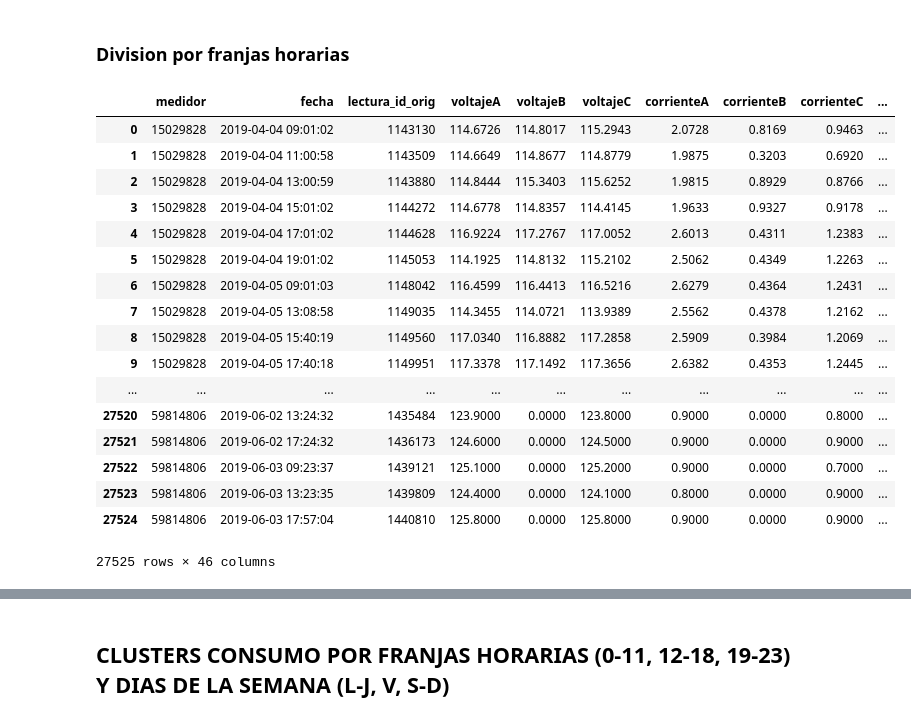
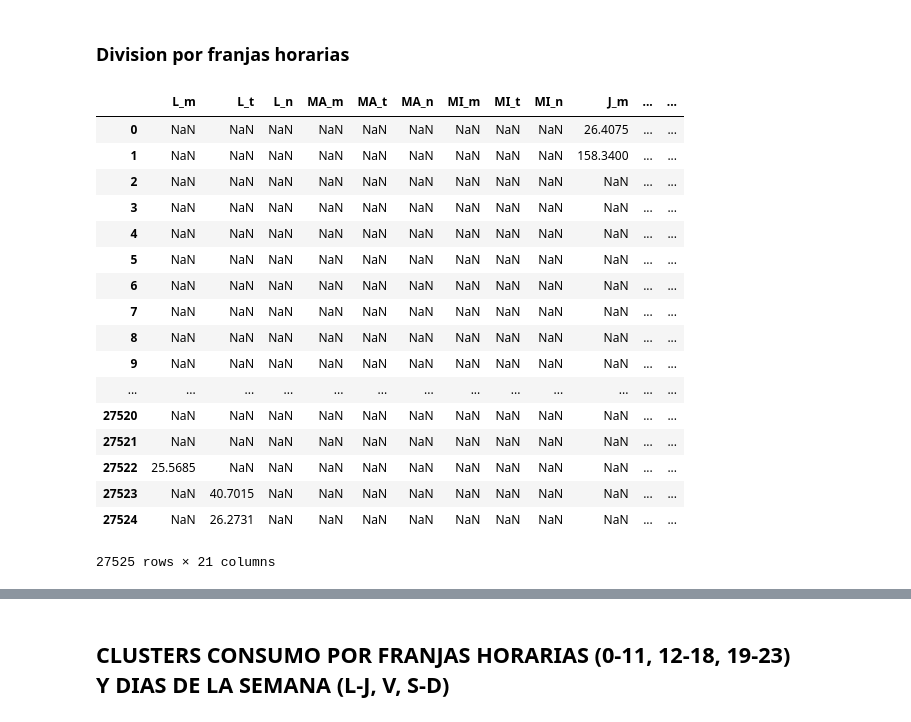
Before and after one commit to aaorella/Energy_Smart_Meters-Exploratory_Analysis, a Jupyter notebook: 4.Clusters.ipynb, the cells around one changed output, grey strips where cells are left out. Cells and saved outputs as stored; diff of their text form; code cells hidden in the pictures.

```diff
--- a/4.Clusters.ipynb
+++ b/4.Clusters.ipynb
@@ -46,33 +46,45 @@ df
 # %% [markdown]
 ### Division por franjas horarias
 # %%
-df['LJ_manana']= df.loc[(df['hora']<=11) & (df['hora']>=0) & (df['dayNumber']>=0) & (df['dayNumber']<=3),:]['kwh_consumido']
-df['LJ_tarde']= df.loc[(df['hora']<=18) & (df['hora']>=12) & (df['dayNumber']>=0) & (df['dayNumber']<=3),:]['kwh_consumido']
-df['LJ_noche']= df.loc[(df['hora']<=23) & (df['hora']>=19) & (df['dayNumber']>=0) & (df['dayNumber']<=3),:]['kwh_consumido']
-df['V_manana']= df.loc[(df['hora']<=11) & (df['hora']>=0) & (df['dayNumber']==4),:]['kwh_consumido']
-df['V_tarde']= df.loc[(df['hora']<=18) & (df['hora']>=12) & (df['dayNumber']==4),:]['kwh_consumido']
-df['V_noche']= df.loc[(df['hora']<=23) & (df['hora']>=19) & (df['dayNumber']==4),:]['kwh_consumido']
-df['SD_manana']= df.loc[(df['hora']<=11) & (df['hora']>=0) & (df['dayNumber']>=5) & (df['dayNumber']<=6),:]['kwh_consumido']
-df['SD_tarde']= df.loc[(df['hora']<=18) & (df['hora']>=12) & (df['dayNumber']>=5) & (df['dayNumber']<=6),:]['kwh_consumido']
-df['SD_noche']= df.loc[(df['hora']<=23) & (df['hora']>=19) & (df['dayNumber']>=5) & (df['dayNumber']<=6),:]['kwh_consumido']
+df['L_m']= df.loc[(df['hora']<=11) & (df['hora']>=0) & (df['dayNumber']==0) ,:]['kwh_consumido']
+df['L_t']= df.loc[(df['hora']<=18) & (df['hora']>=12) & (df['dayNumber']==0),:]['kwh_consumido']
+df['L_n']= df.loc[(df['hora']<=23) & (df['hora']>=19) & (df['dayNumber']==0),:]['kwh_consumido']
+df['MA_m']= df.loc[(df['hora']<=11) & (df['hora']>=0) & (df['dayNumber']==1),:]['kwh_consumido']
+df['MA_t']= df.loc[(df['hora']<=18) & (df['hora']>=12) & (df['dayNumber']==1),:]['kwh_consumido']
+df['MA_n']= df.loc[(df['hora']<=23) & (df['hora']>=19) & (df['dayNumber']==1),:]['kwh_consumido']
+df['MI_m']= df.loc[(df['hora']<=11) & (df['hora']>=0) & (df['dayNumber']==2),:]['kwh_consumido']
+df['MI_t']= df.loc[(df['hora']<=18) & (df['hora']>=12) & (df['dayNumber']==2),:]['kwh_consumido']
+df['MI_n']= df.loc[(df['hora']<=23) & (df['hora']>=19) & (df['dayNumber']==2),:]['kwh_consumido']
+df['J_m']= df.loc[(df['hora']<=11) & (df['hora']>=0) & (df['dayNumber']==3),:]['kwh_consumido']
+df['J_t']= df.loc[(df['hora']<=18) & (df['hora']>=12) & (df['dayNumber']==3),:]['kwh_consumido']
+df['J_n']= df.loc[(df['hora']<=23) & (df['hora']>=19) & (df['dayNumber']==3),:]['kwh_consumido']
+df['V_m']= df.loc[(df['hora']<=11) & (df['hora']>=0) & (df['dayNumber']==4),:]['kwh_consumido']
+df['V_t']= df.loc[(df['hora']<=18) & (df['hora']>=12) & (df['dayNumber']==4),:]['kwh_consumido']
+df['V_n']= df.loc[(df['hora']<=23) & (df['hora']>=19) & (df['dayNumber']==4),:]['kwh_consumido']
+df['S_m']= df.loc[(df['hora']<=11) & (df['hora']>=0) & (df['dayNumber']==5),:]['kwh_consumido']
+df['S_t']= df.loc[(df['hora']<=18) & (df['hora']>=12) & (df['dayNumber']==5),:]['kwh_consumido']
+df['S_n']= df.loc[(df['hora']<=23) & (df['hora']>=19) & (df['dayNumber']==5),:]['kwh_consumido']
+df['D_m']= df.loc[(df['hora']<=11) & (df['hora']>=0) & (df['dayNumber']==6),:]['kwh_consumido']
+df['D_t']= df.loc[(df['hora']<=18) & (df['hora']>=12) & (df['dayNumber']==6),:]['kwh_consumido']
+df['D_n']= df.loc[(df['hora']<=23) & (df['hora']>=19) & (df['dayNumber']==6),:]['kwh_consumido']
 
-df
+df[['L_m','L_t','L_n','MA_m','MA_t','MA_n','MI_m','MI_t','MI_n','J_m','J_t','J_n','V_m','V_t','V_n','S_m','S_t','S_n','D_m','D_t','D_n']]
 # %% [output]
-|  | medidor | fecha | lectura_id_orig | voltajeA | voltajeB | voltajeC | corrienteA | corrienteB | corrienteC | ... |
-| 0 | 15029828 | 2019-04-04 09:01:02 | 1143130 | 114.6726 | 114.8017 | 115.2943 | 2.0728 | 0.8169 | 0.9463 | ... |
-| 1 | 15029828 | 2019-04-04 11:00:58 | 1143509 | 114.6649 | 114.8677 | 114.8779 | 1.9875 | 0.3203 | 0.6920 | ... |
-| 2 | 15029828 | 2019-04-04 13:00:59 | 1143880 | 114.8444 | 115.3403 | 115.6252 | 1.9815 | 0.8929 | 0.8766 | ... |
-| 3 | 15029828 | 2019-04-04 15:01:02 | 1144272 | 114.6778 | 114.8357 | 114.4145 | 1.9633 | 0.9327 | 0.9178 | ... |
-| 4 | 15029828 | 2019-04-04 17:01:02 | 1144628 | 116.9224 | 117.2767 | 117.0052 | 2.6013 | 0.4311 | 1.2383 | ... |
-| 5 | 15029828 | 2019-04-04 19:01:02 | 1145053 | 114.1925 | 114.8132 | 115.2102 | 2.5062 | 0.4349 | 1.2263 | ... |
-| 6 | 15029828 | 2019-04-05 09:01:03 | 1148042 | 116.4599 | 116.4413 | 116.5216 | 2.6279 | 0.4364 | 1.2431 | ... |
-| 7 | 15029828 | 2019-04-05 13:08:58 | 1149035 | 114.3455 | 114.0721 | 113.9389 | 2.5562 | 0.4378 | 1.2162 | ... |
-| 8 | 15029828 | 2019-04-05 15:40:19 | 1149560 | 117.0340 | 116.8882 | 117.2858 | 2.5909 | 0.3984 | 1.2069 | ... |
-| 9 | 15029828 | 2019-04-05 17:40:18 | 1149951 | 117.3378 | 117.1492 | 117.3656 | 2.6382 | 0.4353 | 1.2445 | ... |
-| ... | ... | ... | ... | ... | ... | ... | ... | ... | ... | ... |
-| 27520 | 59814806 | 2019-06-02 13:24:32 | 1435484 | 123.9000 | 0.0000 | 123.8000 | 0.9000 | 0.0000 | 0.8000 | ... |
-| 27521 | 59814806 | 2019-06-02 17:24:32 | 1436173 | 124.6000 | 0.0000 | 124.5000 | 0.9000 | 0.0000 | 0.9000 | ... |
-| 27522 | 59814806 | 2019-06-03 09:23:37 | 1439121 | 125.1000 | 0.0000 | 125.2000 | 0.9000 | 0.0000 | 0.7000 | ... |
-| 27523 | 59814806 | 2019-06-03 13:23:35 | 1439809 | 124.4000 | 0.0000 | 124.1000 | 0.8000 | 0.0000 | 0.9000 | ... |
-| 27524 | 59814806 | 2019-06-03 17:57:04 | 1440810 | 125.8000 | 0.0000 | 125.8000 | 0.9000 | 0.0000 | 0.9000 | ... |
+|  | L_m | L_t | L_n | MA_m | MA_t | MA_n | MI_m | MI_t | MI_n | J_m | ... | ... |
+| 0 | NaN | NaN | NaN | NaN | NaN | NaN | NaN | NaN | NaN | 26.4075 | ... | ... |
+| 1 | NaN | NaN | NaN | NaN | NaN | NaN | NaN | NaN | NaN | 158.3400 | ... | ... |
+| 2 | NaN | NaN | NaN | NaN | NaN | NaN | NaN | NaN | NaN | NaN | ... | ... |
+| 3 | NaN | NaN | NaN | NaN | NaN | NaN | NaN | NaN | NaN | NaN | ... | ... |
+| 4 | NaN | NaN | NaN | NaN | NaN | NaN | NaN | NaN | NaN | NaN | ... | ... |
+| 5 | NaN | NaN | NaN | NaN | NaN | NaN | NaN | NaN | NaN | NaN | ... | ... |
+| 6 | NaN | NaN | NaN | NaN | NaN | NaN | NaN | NaN | NaN | NaN | ... | ... |
+| 7 | NaN | NaN | NaN | NaN | NaN | NaN | NaN | NaN | NaN | NaN | ... | ... |
+| 8 | NaN | NaN | NaN | NaN | NaN | NaN | NaN | NaN | NaN | NaN | ... | ... |
+| 9 | NaN | NaN | NaN | NaN | NaN | NaN | NaN | NaN | NaN | NaN | ... | ... |
+| ... | ... | ... | ... | ... | ... | ... | ... | ... | ... | ... | ... | ... |
+| 27520 | NaN | NaN | NaN | NaN | NaN | NaN | NaN | NaN | NaN | NaN | ... | ... |
+| 27521 | NaN | NaN | NaN | NaN | NaN | NaN | NaN | NaN | NaN | NaN | ... | ... |
+| 27522 | 25.5685 | NaN | NaN | NaN | NaN | NaN | NaN | NaN | NaN | NaN | ... | ... |
+| 27523 | NaN | 40.7015 | NaN | NaN | NaN | NaN | NaN | NaN | NaN | NaN | ... | ... |
+| 27524 | NaN | 26.2731 | NaN | NaN | NaN | NaN | NaN | NaN | NaN | NaN | ... | ... |
-27525 rows × 46 columns
+27525 rows × 21 columns
```
Also changed, not shown: parts of 11 cells of this notebook.
